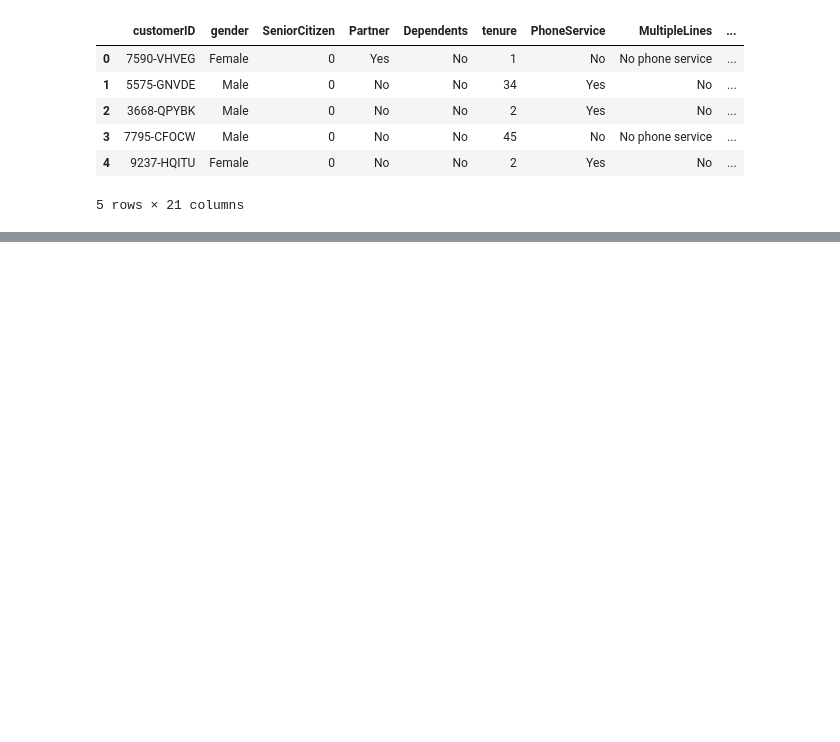
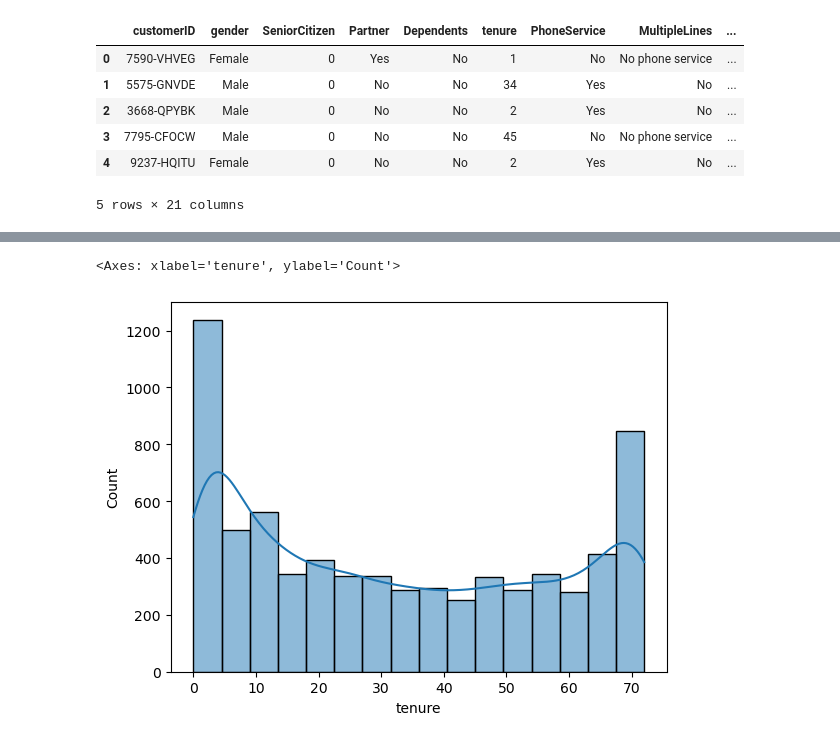
Before and after one commit to Sathvara-Amitkumar/Customer-Churn-Prediction, a Jupyter notebook: churn_prediction.ipynb, the cells around one changed output, grey strips where cells are left out. Cells and saved outputs as stored; diff of their text form; code cells hidden in the pictures; blank space fills up the shorter version.

```diff
--- a/churn_prediction.ipynb
+++ b/churn_prediction.ipynb
@@ -20,0 +169,5 @@ df.head()
+# %%
+sns.histplot(df['tenure'], kde=True)
+# %% [output]
+<Axes: xlabel='tenure', ylabel='Count'>
+[figure, added]
```
Also changed, not shown: parts of 15 cells of this notebook.
